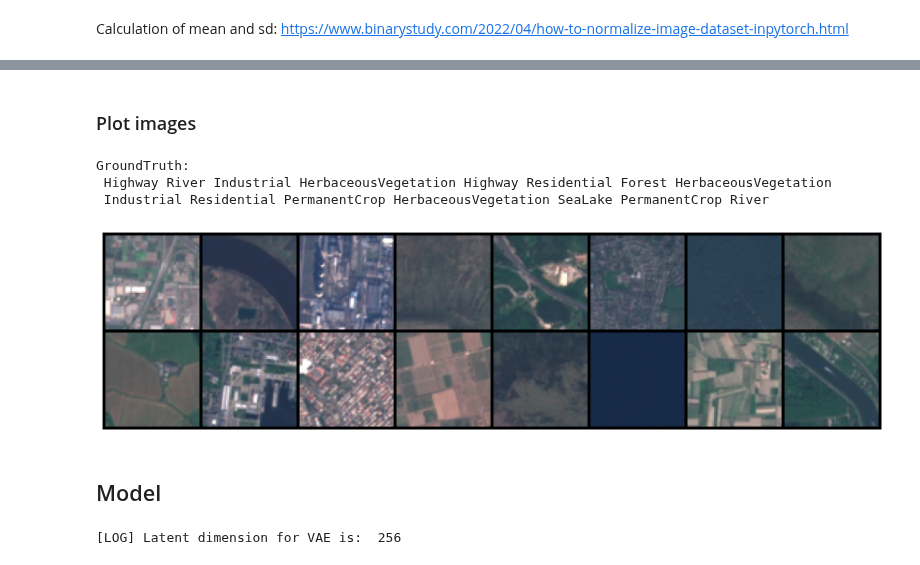
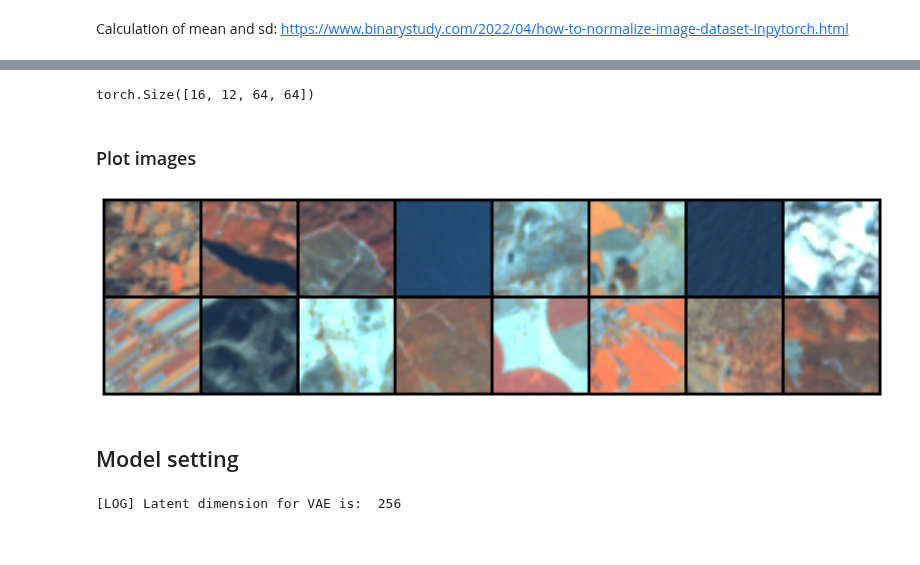
Before and after one commit to AlexanderLontke/ssl-remote-sensing, a Jupyter notebook: notebooks/VAE.ipynb, the cells around one changed output, grey strips where cells are left out. Saved outputs shown, nothing was run; the diff lists cells and outputs as text; code cells hidden in the pictures.

Commit message:
bigearthnet-18epochs

```diff
--- a/notebooks/VAE.ipynb
+++ b/notebooks/VAE.ipynb
@@ -162,14 +180,14 @@ stds = [0.2037, 0.1366, 0.1148]
 # %%
-if train_config.transform:
+# if train_config.transform:
 
-    transform = transforms.Compose([
-                transforms.ToTensor(),
-                transforms.Normalize(
-                    mean = means,
-                    std = stds) # params computed from the eurosat data
-                ])
-else:
-    transform = transforms.Compose([
-                  transforms.ToTensor(),
-                  ])
+#     transform = transforms.Compose([
+#                 transforms.ToTensor(),
+#                 transforms.Normalize(
+#                     mean = means,
+#                     std = stds) # params computed from the eurosat data
+#                 ])
+# else:
+#     transform = transforms.Compose([
+#                   transforms.ToTensor(),
+#                   ])
 # %%
@@ -182,0 +203,2 @@ train_loader = get_eurosat("./",transform = transform, batchsize = 16, numworker
+# %%
+dataset_dir = "/content/BigEarthNet-v1.0/"
@@ -182,0 +343,2 @@ train_loader = get_eurosat("./",transform = transform, batchsize = 16, numworker
+# %%
+datamodule = BigearthnetDataModule(data_dir = dataset_dir, batch_size=train_config.batch_size, num_workers = 1,seed= train_config.seed)
@@ -183,14 +347,29 @@ train_loader = get_eurosat("./",transform = transform, batchsize = 16, numworker
+# %%
+train_loader = datamodule.train_dataloader()
+# %%
+next(iter(train_loader)).shape
+# %% [output]
+torch.Size([16, 12, 64, 64])
 # %% [markdown]
 ### Plot images
-# %%
-dataiter = iter(train_loader)
-images, labels = dataiter.next()
-print('GroundTruth:\n', " ".join('%5s' % classes[labels[j]] for j in range(8)),"\n"," ".join('%5s' % classes[labels[j]] for j in range(9,16)))
-imshow(torchvision.utils.make_grid(images))
-# %% [output]
-GroundTruth:
- Highway River Industrial HerbaceousVegetation Highway Residential Forest HerbaceousVegetation
- Industrial Residential PermanentCrop HerbaceousVegetation SeaLake PermanentCrop River
-[figure, removed]
+# %%
+dataiter = iter(train_loader)
+images = next(dataiter)
+img_list = []
+for image in images:
+  img = image[[5, 4, 3], :, :]
+  img_list.append(img)
+
+def show(img):
+    fig, ax = plt.subplots(1, figsize=(15,15))
+    plt.axis('off')
+    npimg = img.numpy()
+    plt.imshow(np.transpose(npimg, (1,2,0)))
+    plt.show()
+
+grid = torchvision.utils.make_grid(img_list, nrow=8)
+show(grid)
+# %% [output]
+[figure, added]
 # %% [markdown]
-## Model
+## Model setting
```
Also changed, not shown: parts of 97 cells of this notebook.
